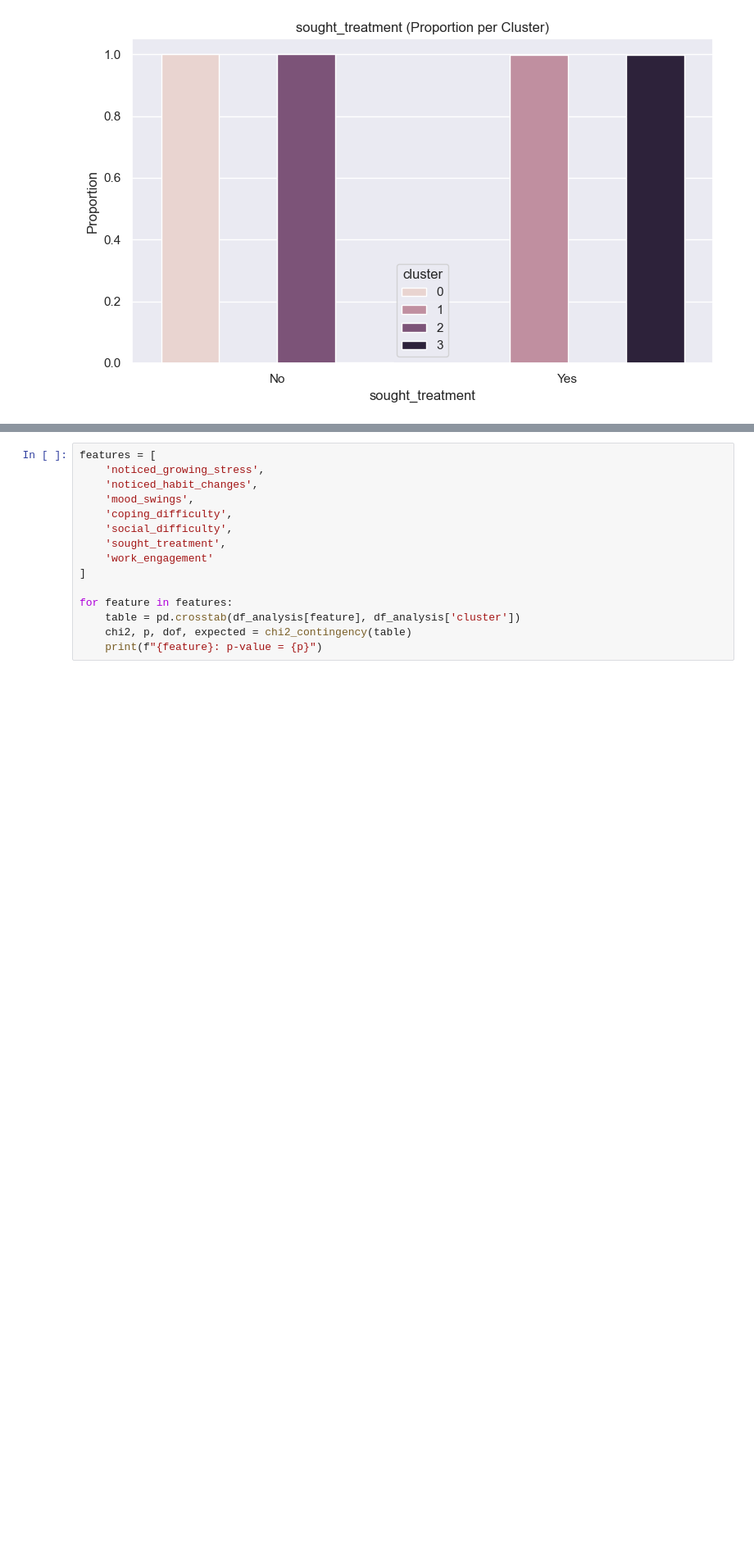
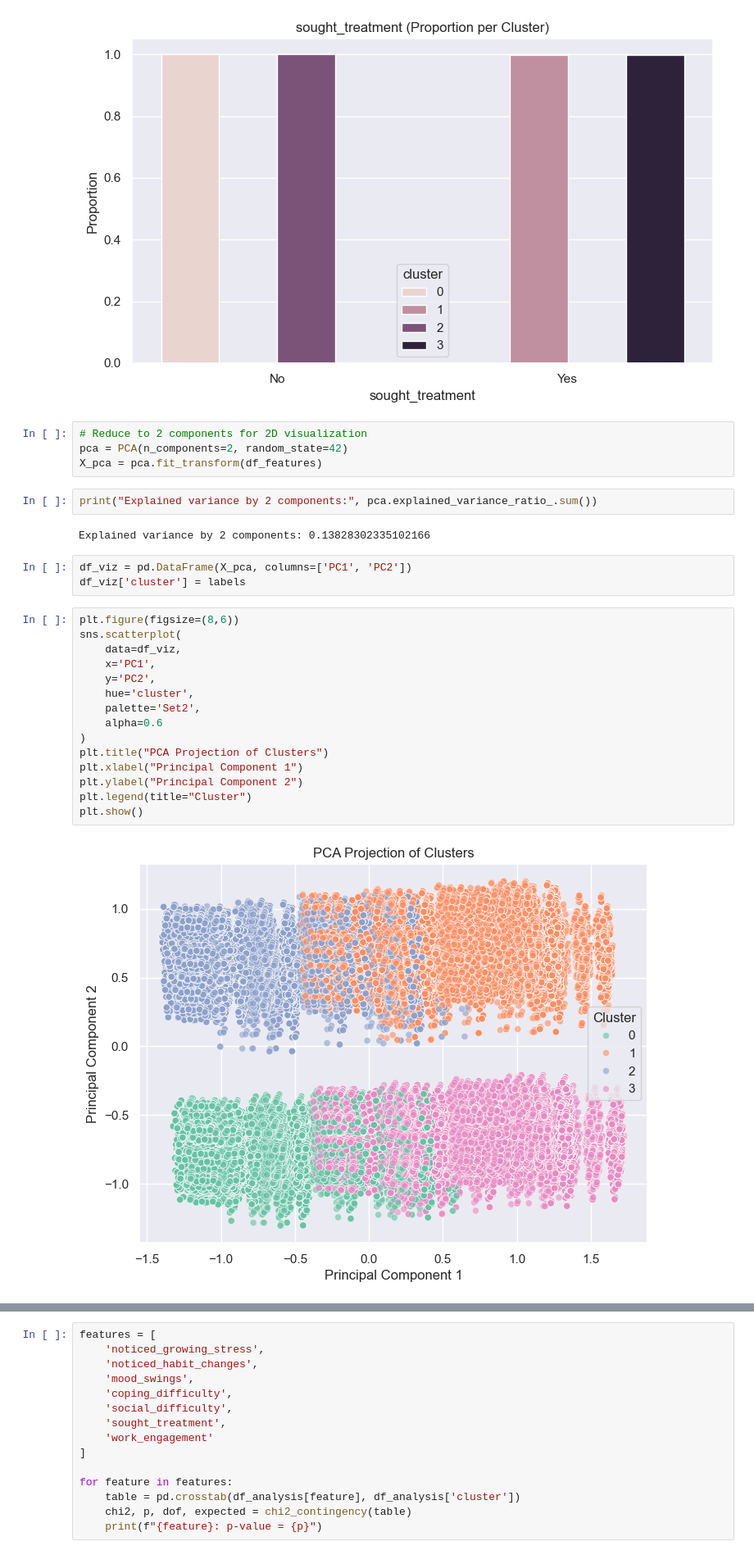
Before and after one commit to OmarAymanZaid/MentalHealth_RiskAssessment, a Jupyter notebook: notebooks/4_DataModeling.ipynb, the cells around one changed output, grey strips where cells are left out. Shown at 82% size. Drawn from its saved outputs; the diff is of its cells as text; blank space fills up the shorter version.

Commit message:
DataModeling: Add PCA for visualization.

```diff
--- a/notebooks/4_DataModeling.ipynb
+++ b/notebooks/4_DataModeling.ipynb
@@ -418,3 +419,31 @@ for feature in mh_features:
 [figure]
 [figure]
 [figure]
+# %%
+# Reduce to 2 components for 2D visualization
+pca = PCA(n_components=2, random_state=42)
+X_pca = pca.fit_transform(df_features)
+# %%
+print("Explained variance by 2 components:", pca.explained_variance_ratio_.sum())
+# %% [output]
+Explained variance by 2 components: 0.13828302335102166
+# %%
+df_viz = pd.DataFrame(X_pca, columns=['PC1', 'PC2'])
+df_viz['cluster'] = labels
+# %%
+plt.figure(figsize=(8,6))
+sns.scatterplot(
+    data=df_viz,
+    x='PC1',
+    y='PC2',
+    hue='cluster',
+    palette='Set2',
+    alpha=0.6
+)
+plt.title("PCA Projection of Clusters")
+plt.xlabel("Principal Component 1")
+plt.ylabel("Principal Component 2")
+plt.legend(title="Cluster")
+plt.show()
+# %% [output]
+[figure, added]
```
Also changed, not shown: parts of 2 cells of this notebook.
